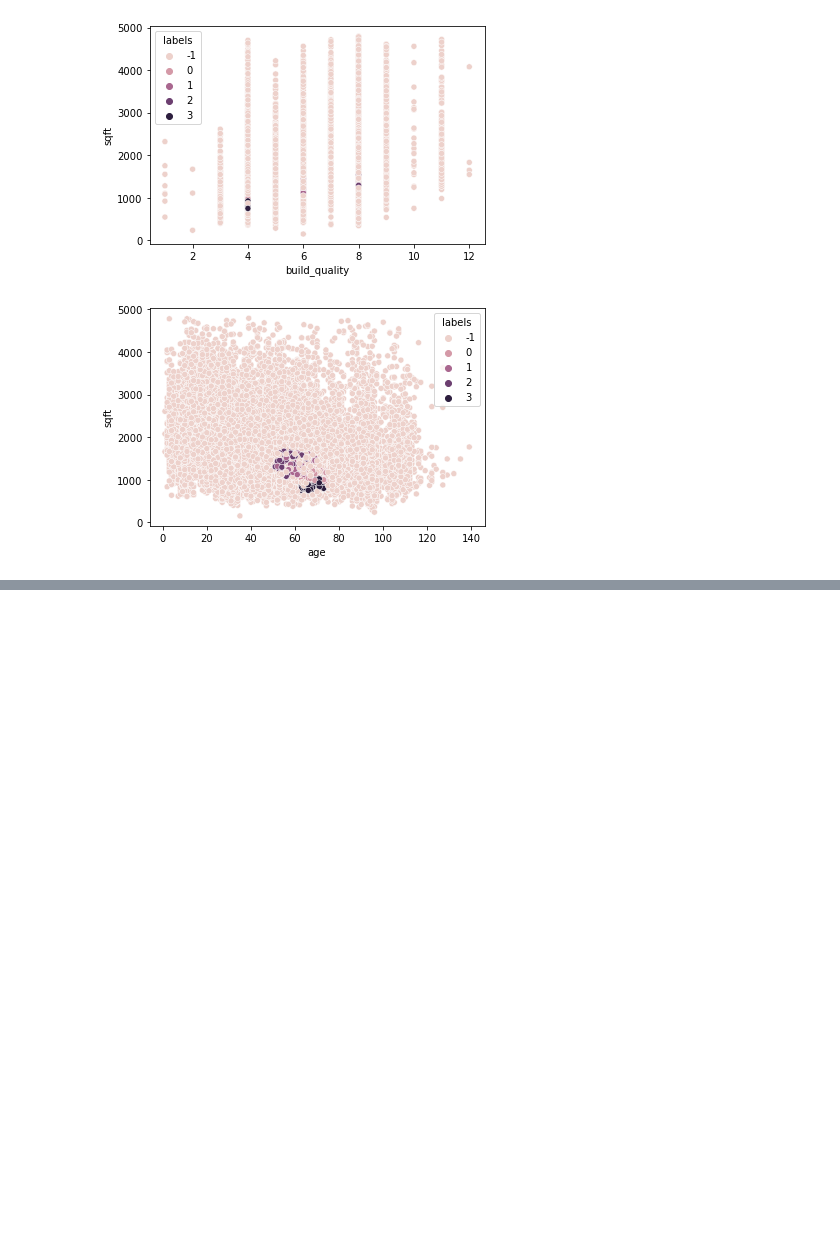
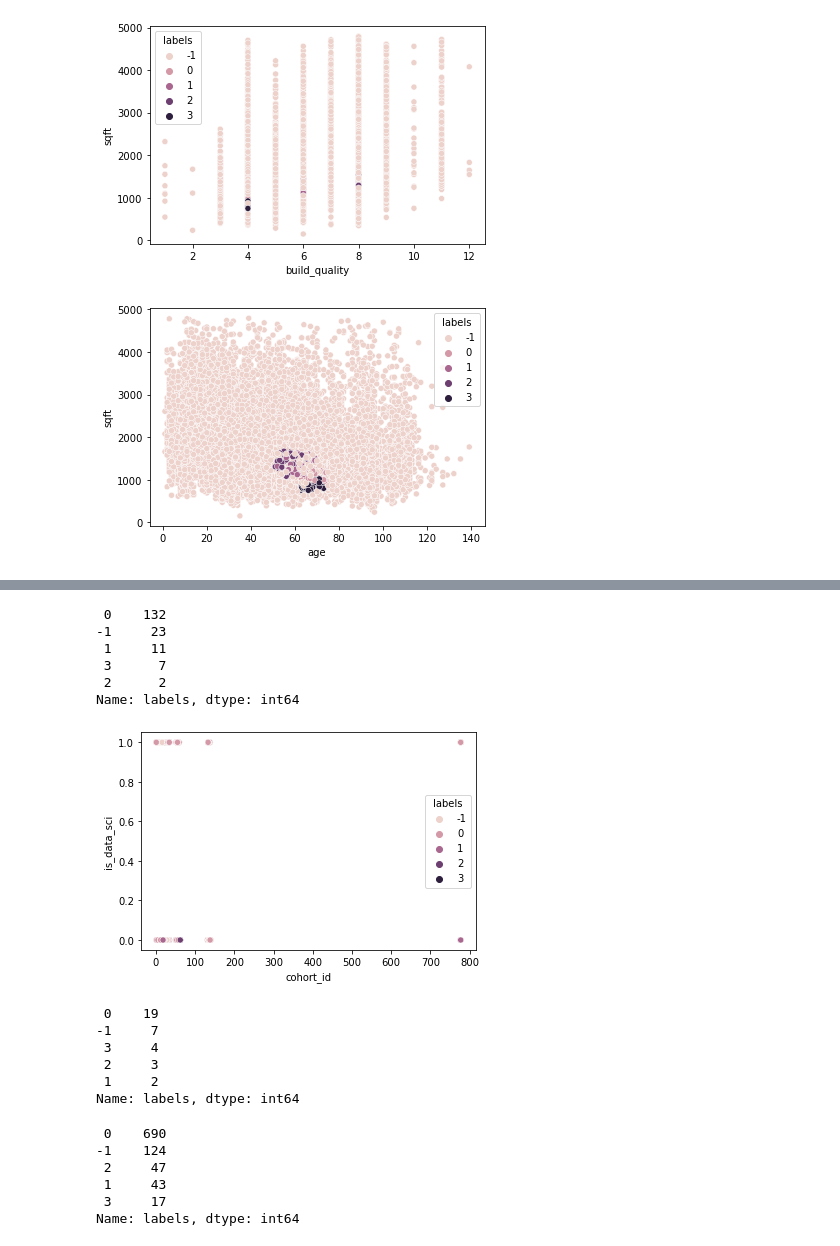
Before and after one commit to david-ryan-alviola/anomaly-detection-exercises, a Jupyter notebook: clustering_anomaly_detection.ipynb, the cells around one changed output, grey strips where cells are left out. Saved outputs shown, nothing was run; the diff lists cells and outputs as text; code cells hidden in the pictures; blank space fills up the shorter version.

```diff
--- a/clustering_anomaly_detection.ipynb
+++ b/clustering_anomaly_detection.ipynb
@@ -375,0 +651,36 @@ plt.show()
+# %%
+# These are probably students with access to both curriculums
+outliers[(outliers.cohort_id > 100) & (outliers.is_webdev > 0)].groupby('user_id').labels.mean().value_counts()
+# %% [output]
+ 0    132
+-1     23
+ 1     11
+ 3      7
+ 2      2
+Name: labels, dtype: int64
+# %%
+sns.scatterplot(train.cohort_id, train.is_data_sci, hue=train.labels)
+plt.show()
+# %% [output]
+[figure, added]
+# %%
+# Data science students would be cohort_id > 100 and < 200, is_data_sci == 1
+train[(train.cohort_id > 100) & (train.cohort_id < 200) & (train.is_data_sci == 1)].groupby('user_id').labels\
+.mean().value_counts()
+# %% [output]
+ 0    19
+-1     7
+ 3     4
+ 2     3
+ 1     2
+Name: labels, dtype: int64
+# %%
+data_sci_outliers = train[(train.cohort_id < 100) | (train.cohort_id > 200) | (train.is_data_sci < 1)]
+data_sci_outliers.groupby('user_id').labels.mean().value_counts()
+# %% [output]
+ 0    690
+-1    124
+ 2     47
+ 1     43
+ 3     17
+Name: labels, dtype: int64
```
Also changed, not shown: parts of 57 cells of this notebook.
